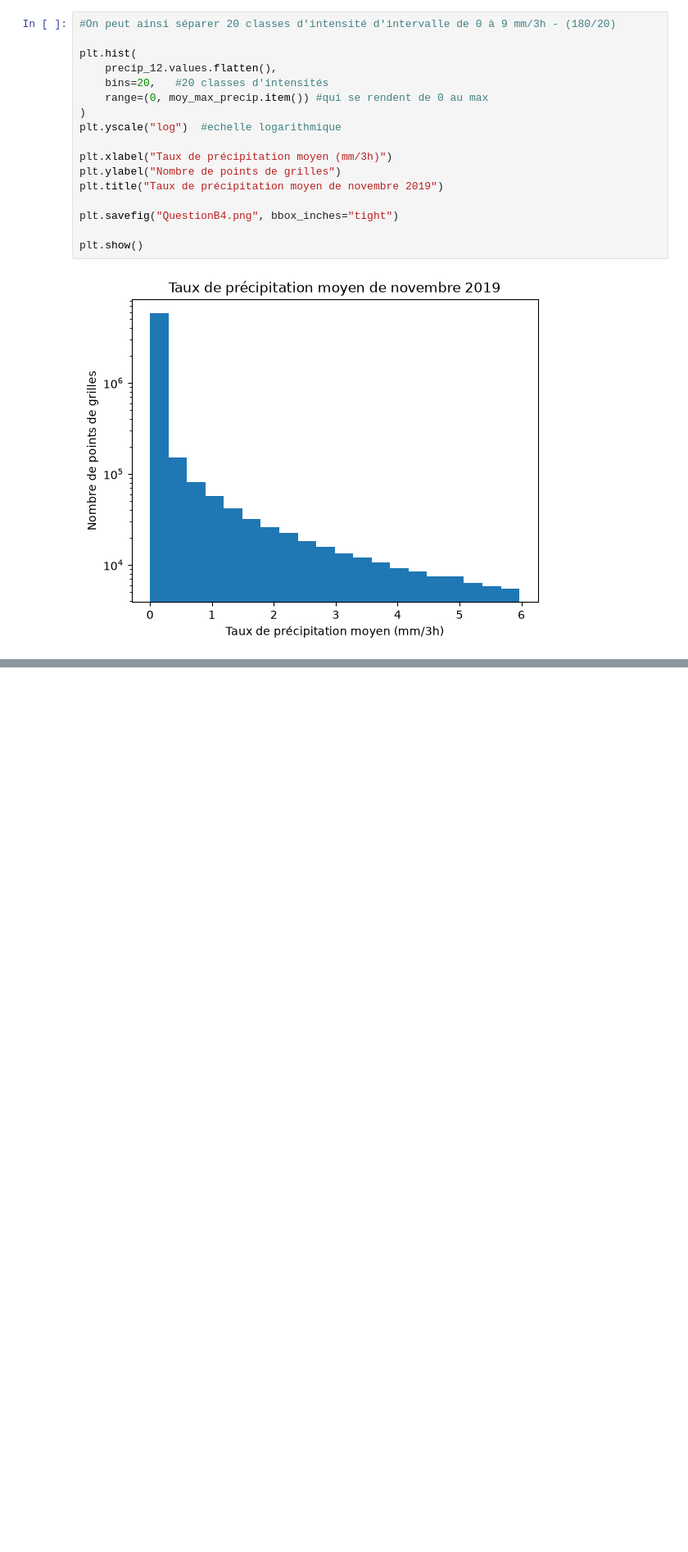
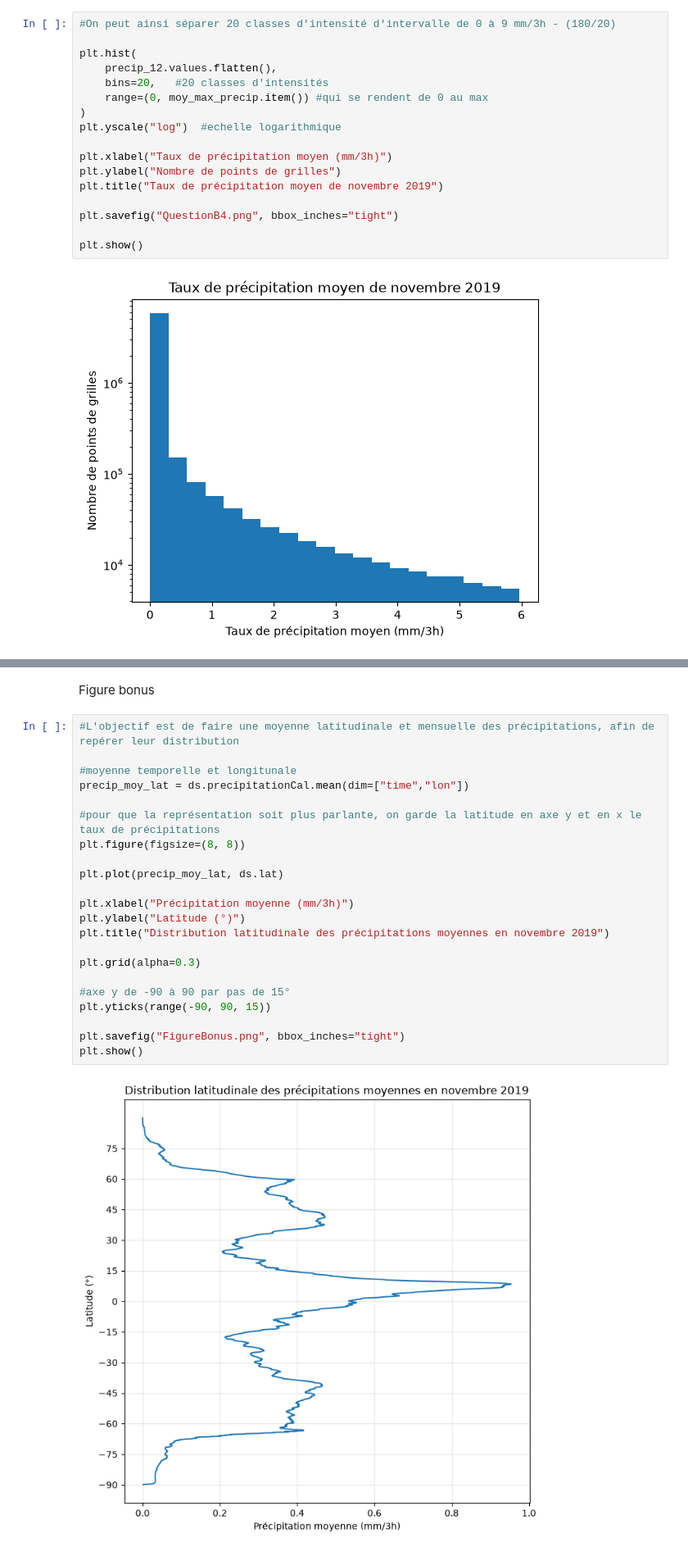
Before and after one commit to lucileleliboux/labo3, a Jupyter notebook: Experience1.ipynb, the cells around one changed output, grey strips where cells are left out. Shown at 82% size. Saved outputs shown, nothing was run; the diff lists cells and outputs as text; blank space fills up the shorter version.

```diff
--- a/Experience1.ipynb
+++ b/Experience1.ipynb
@@ -1188,3 +1173,29 @@ plt.savefig("QuestionB6.png", bbox_inches="tight")
 plt.show()
 # %% [output]
 [figure]
+# %% [markdown]
+Figure bonus
+# %%
+#L'objectif est de faire une moyenne latitudinale et mensuelle des précipitations, afin de repérer leur distribution
+
+#moyenne temporelle et longitunale
+precip_moy_lat = ds.precipitationCal.mean(dim=["time","lon"])
+
+#pour que la représentation soit plus parlante, on garde la latitude en axe y et en x le taux de précipitations
+plt.figure(figsize=(8, 8))
+
+plt.plot(precip_moy_lat, ds.lat)
+
+plt.xlabel("Précipitation moyenne (mm/3h)")
+plt.ylabel("Latitude (°)")
+plt.title("Distribution latitudinale des précipitations moyennes en novembre 2019")
+
+plt.grid(alpha=0.3)
+
+#axe y de -90 à 90 par pas de 15°
+plt.yticks(range(-90, 90, 15))
+
+plt.savefig("FigureBonus.png", bbox_inches="tight")
+plt.show()
+# %% [output]
+[figure, added]
```
Also changed, not shown: parts of 8 cells of this notebook.
